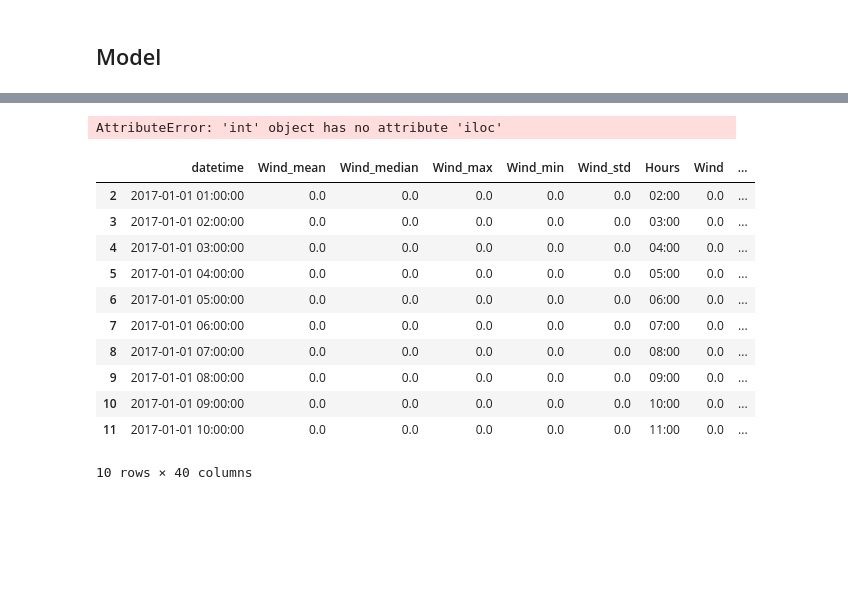
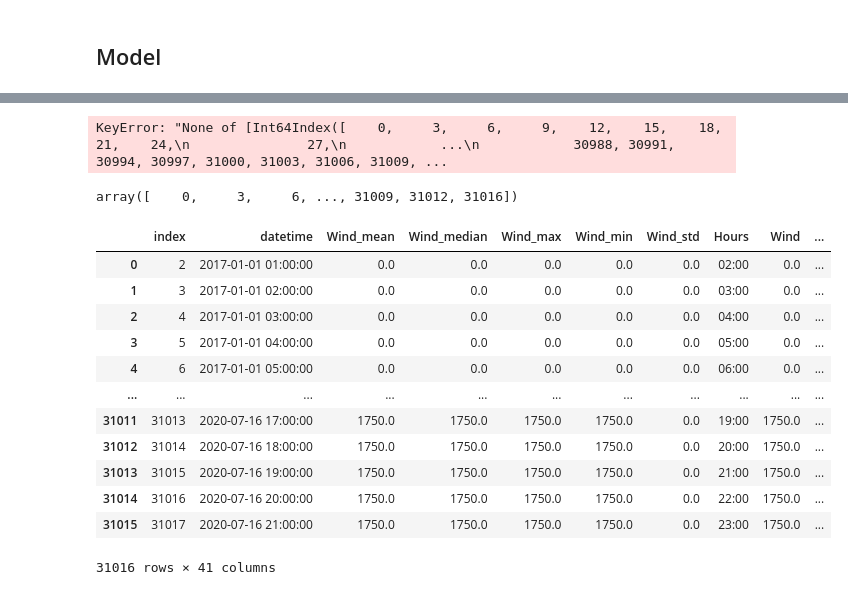
Before and after one commit to wesley34/ai4impactProject2, a Jupyter notebook: wesley_model.ipynb, the cells around one changed output, grey strips where cells are left out. Drawn from its saved outputs; the diff is of its cells as text; code cells hidden in the pictures; blank space fills up the shorter version.

```diff
--- a/wesley_model.ipynb
+++ b/wesley_model.ipynb
@@ -165,22 +249,3 @@ def get_periodic_merge(period):
 # %%
 def get_convert_merge():
     return
-# %%
-df_interpolated.shape[0].iloc[range(10)]
-# %% [output]
-AttributeError: 'int' object has no attribute 'iloc'
-# %%
-df_interpolated.iloc[range(10)]
-# %% [output]
-|  | datetime | Wind_mean | Wind_median | Wind_max | Wind_min | Wind_std | Hours | Wind | ... |
-| 2 | 2017-01-01 01:00:00 | 0.0 | 0.0 | 0.0 | 0.0 | 0.0 | 02:00 | 0.0 | ... |
-| 3 | 2017-01-01 02:00:00 | 0.0 | 0.0 | 0.0 | 0.0 | 0.0 | 03:00 | 0.0 | ... |
-| 4 | 2017-01-01 03:00:00 | 0.0 | 0.0 | 0.0 | 0.0 | 0.0 | 04:00 | 0.0 | ... |
-| 5 | 2017-01-01 04:00:00 | 0.0 | 0.0 | 0.0 | 0.0 | 0.0 | 05:00 | 0.0 | ... |
-| 6 | 2017-01-01 05:00:00 | 0.0 | 0.0 | 0.0 | 0.0 | 0.0 | 06:00 | 0.0 | ... |
-| 7 | 2017-01-01 06:00:00 | 0.0 | 0.0 | 0.0 | 0.0 | 0.0 | 07:00 | 0.0 | ... |
-| 8 | 2017-01-01 07:00:00 | 0.0 | 0.0 | 0.0 | 0.0 | 0.0 | 08:00 | 0.0 | ... |
-| 9 | 2017-01-01 08:00:00 | 0.0 | 0.0 | 0.0 | 0.0 | 0.0 | 09:00 | 0.0 | ... |
-| 10 | 2017-01-01 09:00:00 | 0.0 | 0.0 | 0.0 | 0.0 | 0.0 | 10:00 | 0.0 | ... |
-| 11 | 2017-01-01 10:00:00 | 0.0 | 0.0 | 0.0 | 0.0 | 0.0 | 11:00 | 0.0 | ... |
-10 rows × 40 columns
@@ -186,0 +255,24 @@ df_interpolated.iloc[range(10)]
+# %%
+df_interpolated[dividants]
+# %% [output]
+KeyError: "None of [Int64Index([    0,     3,     6,     9,    12,    15,    18,    21,    24,\n               27,\n            ...\n            30988, 30991, 30994, 30997, 31000, 31003, 31006, 31009, ...
+# %%
+dividants
+# %% [output]
+array([    0,     3,     6, ..., 31009, 31012, 31016])
+# %%
+df_interpolated.reset_index(drop_)
+# %% [output]
+|  | index | datetime | Wind_mean | Wind_median | Wind_max | Wind_min | Wind_std | Hours | Wind | ... |
+| 0 | 2 | 2017-01-01 01:00:00 | 0.0 | 0.0 | 0.0 | 0.0 | 0.0 | 02:00 | 0.0 | ... |
+| 1 | 3 | 2017-01-01 02:00:00 | 0.0 | 0.0 | 0.0 | 0.0 | 0.0 | 03:00 | 0.0 | ... |
+| 2 | 4 | 2017-01-01 03:00:00 | 0.0 | 0.0 | 0.0 | 0.0 | 0.0 | 04:00 | 0.0 | ... |
+| 3 | 5 | 2017-01-01 04:00:00 | 0.0 | 0.0 | 0.0 | 0.0 | 0.0 | 05:00 | 0.0 | ... |
+| 4 | 6 | 2017-01-01 05:00:00 | 0.0 | 0.0 | 0.0 | 0.0 | 0.0 | 06:00 | 0.0 | ... |
+| ... | ... | ... | ... | ... | ... | ... | ... | ... | ... | ... |
+| 31011 | 31013 | 2020-07-16 17:00:00 | 1750.0 | 1750.0 | 1750.0 | 1750.0 | 0.0 | 19:00 | 1750.0 | ... |
+| 31012 | 31014 | 2020-07-16 18:00:00 | 1750.0 | 1750.0 | 1750.0 | 1750.0 | 0.0 | 20:00 | 1750.0 | ... |
+| 31013 | 31015 | 2020-07-16 19:00:00 | 1750.0 | 1750.0 | 1750.0 | 1750.0 | 0.0 | 21:00 | 1750.0 | ... |
+| 31014 | 31016 | 2020-07-16 20:00:00 | 1750.0 | 1750.0 | 1750.0 | 1750.0 | 0.0 | 22:00 | 1750.0 | ... |
+| 31015 | 31017 | 2020-07-16 21:00:00 | 1750.0 | 1750.0 | 1750.0 | 1750.0 | 0.0 | 23:00 | 1750.0 | ... |
+31016 rows × 41 columns
```
Also changed, not shown: parts of 12 cells of this notebook, 1 other file.
